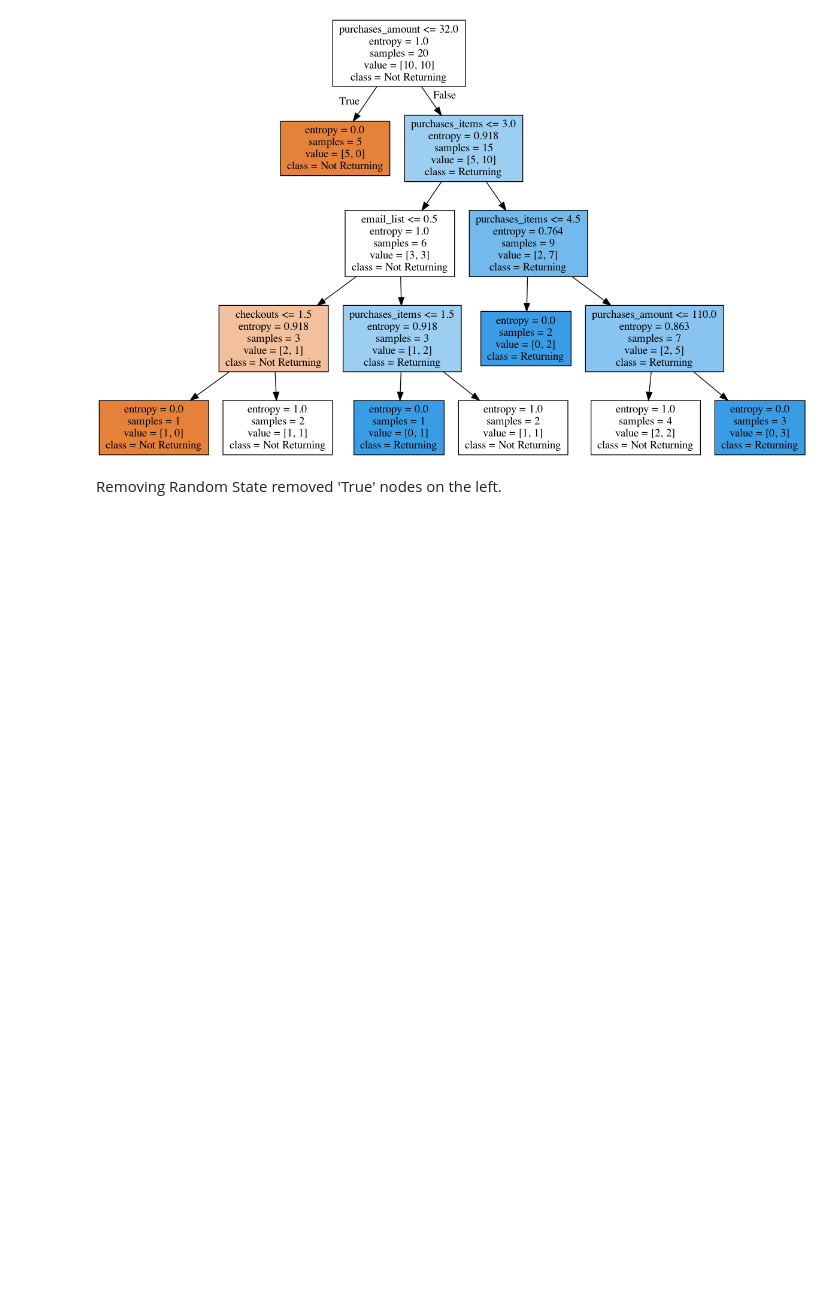
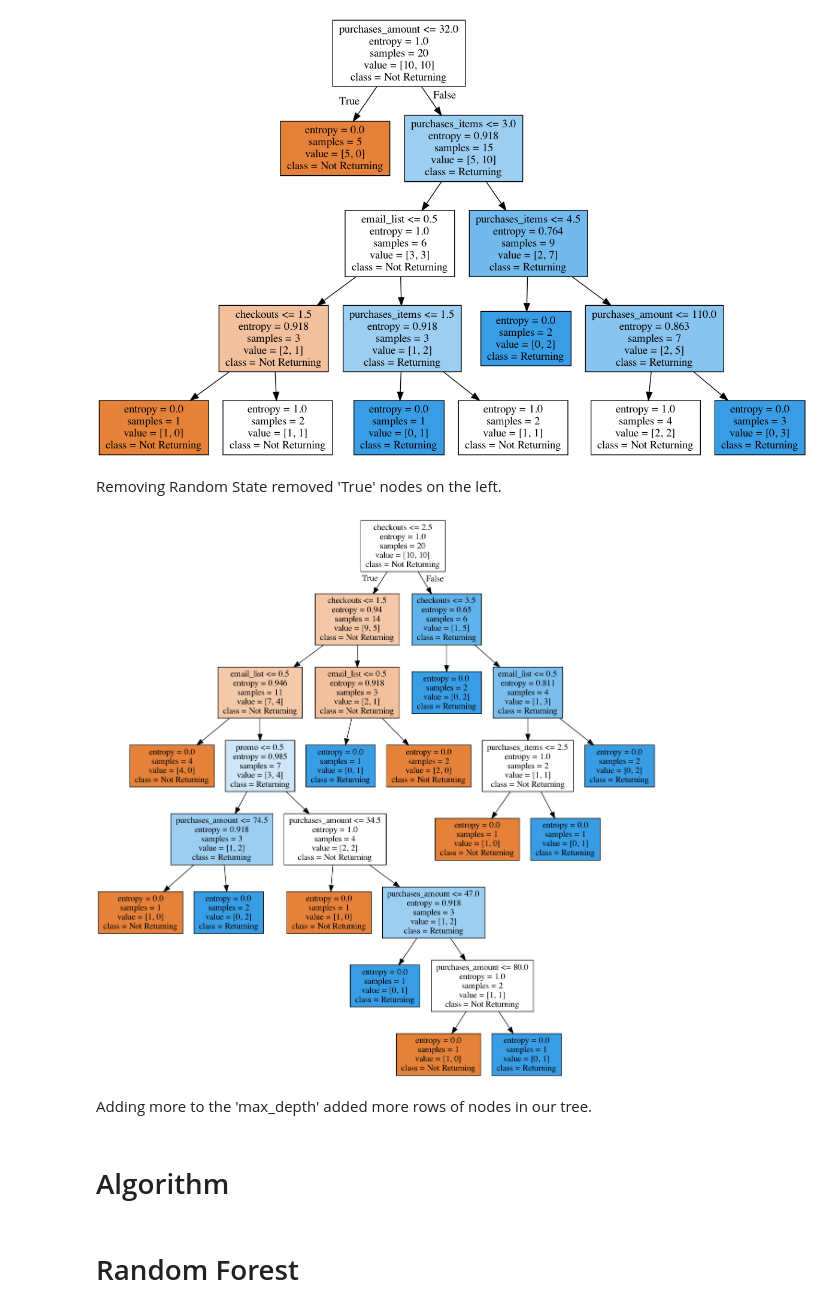
Before and after one commit to pitaconsumer/Jupyter-Projects, a Jupyter notebook: Module 20.ipynb, the cells around one changed output. Drawn from its saved outputs; the diff is of its cells as text; code cells hidden in the pictures; blank space fills up the shorter version.

Commit message:
Module 20_Random Forest Model_Example

```diff
--- a/Module 20.ipynb
+++ b/Module 20.ipynb
@@ -91,21 +107,27 @@ Image(graph.create_png())
 # %% [markdown]
 Removing Random State removed 'True' nodes on the left.
 # %%
-#Change max_depth
+#Change max_depth from '4' to '7'
 decision_tree = tree.DecisionTreeClassifier(
     criterion='entropy',
     max_features=1,
-    max_depth=,
+    max_depth=7,
     random_state = 1337
 )
 decision_tree.fit(customers, repeat_customer)
 
 # Render our tree.
 dot_data = tree.export_graphviz(
     decision_tree, out_file=None,
     feature_names=customers.columns,
     class_names=['Not Returning', 'Returning'],
     filled=True
 )
 graph = pydotplus.graph_from_dot_data(dot_data)
 Image(graph.create_png())
+# %% [output]
+[figure, added]
+# %% [markdown]
+Adding more to the 'max_depth' added more rows of nodes in our tree.
+# %% [markdown]
+# Algorithm
@@ -111,0 +303,2 @@ Image(graph.create_png())
+# %% [markdown]
+# Random Forest
```
Also changed, not shown: parts of 33 cells of this notebook.
